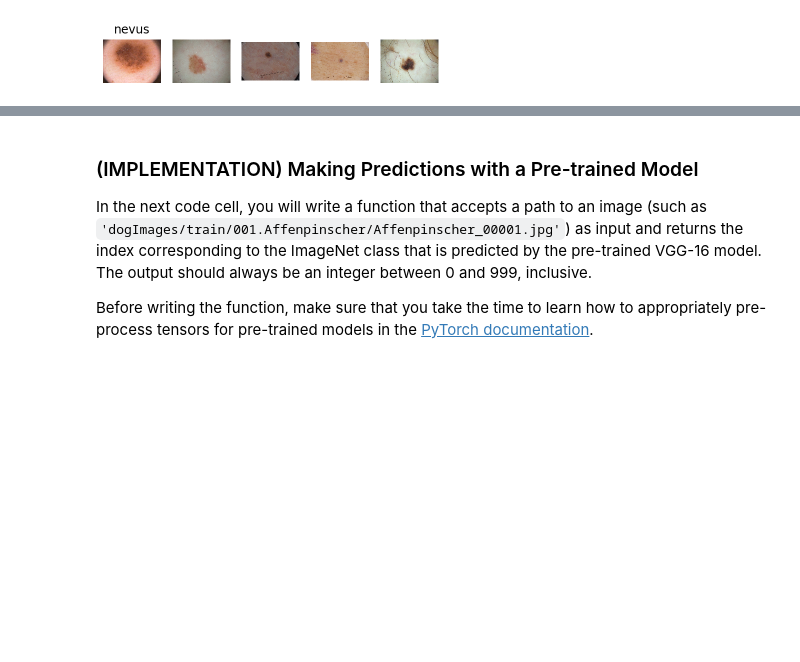
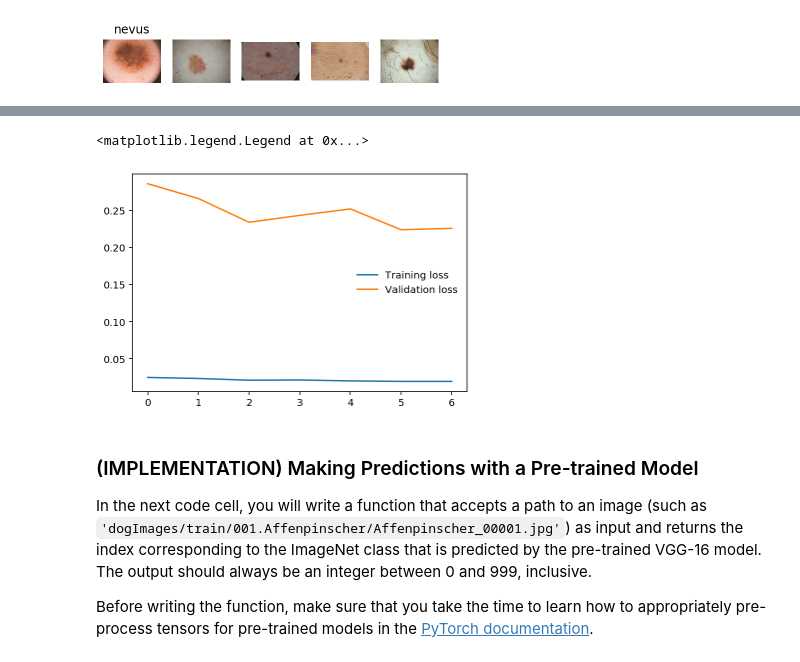
Before and after one commit to LuchoTurtle/melanoma-diagnoser, a Jupyter notebook: melanoma_diagnoser.ipynb, the cells around one changed output, grey strips where cells are left out. Saved outputs shown, nothing was run; the diff lists cells and outputs as text; code cells hidden in the pictures; blank space fills up the shorter version.

```diff
--- a/melanoma_diagnoser.ipynb
+++ b/melanoma_diagnoser.ipynb
@@ -211,0 +149,3 @@ Given an image, this pre-trained VGG-16 model returns a prediction (derived from
+# %%
+device = torch.device("cuda" if torch.cuda.is_available() else "cpu")
+print(device)
@@ -211,0 +154,27 @@ Given an image, this pre-trained VGG-16 model returns a prediction (derived from
+# %%
+model = models.resnet50(pretrained = True)
+# %%
+# Freezing the weights before the classifier and changing the classifier to detect three classes
+for param in model.parameters():
+    param.requires_grad = False
+
+
+# Define new classifier
+classifier = nn.Sequential(nn.Linear(2048, 512),
+                                 nn.ReLU(),
+                                 nn.Dropout(0.3),
+                                 nn.Linear(512, 256),
+                                 nn.ReLU(),
+                                 nn.Dropout(0.3),
+                                 nn.Linear(256, 64),
+                                 nn.ReLU(),
+                                 nn.Dropout(0.3),
+                                 nn.Linear(64, 3),
+                                 nn.LogSoftmax(dim=1))
+
+model.fc = classifier
+
+criterion = nn.NLLLoss()
+optimizer = optim.Adam(model.fc.parameters(), lr = 0.001)
+
+model.to(device)
@@ -212,3 +345,10 @@ Given an image, this pre-trained VGG-16 model returns a prediction (derived from
+# %%
+plt.plot(train_losses_array, label='Training loss')
+plt.plot(validation_losses_array, label='Validation loss')
+plt.legend(frameon=False)
+# %% [output]
+<matplotlib.legend.Legend at 0x...>
+[figure, added]
 # %% [markdown]
 ### (IMPLEMENTATION) Making Predictions with a Pre-trained Model
 
```
Also changed, not shown: parts of 26 cells of this notebook, 1 other file.
